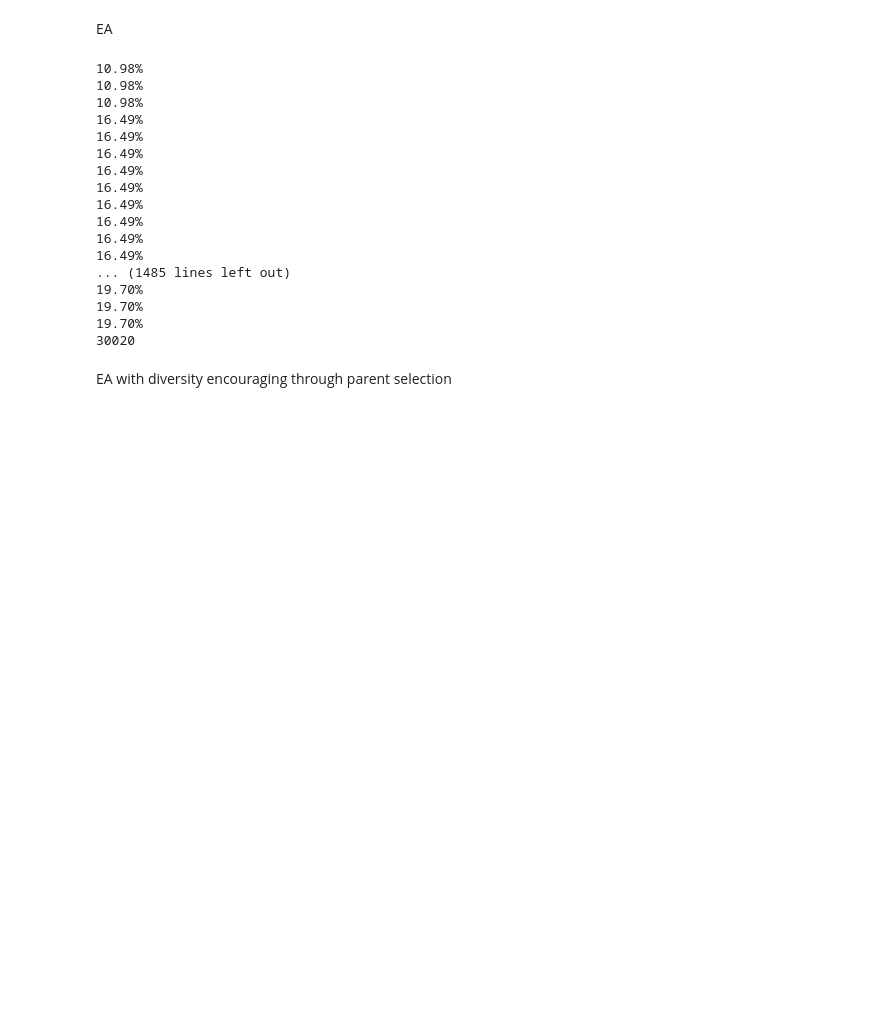
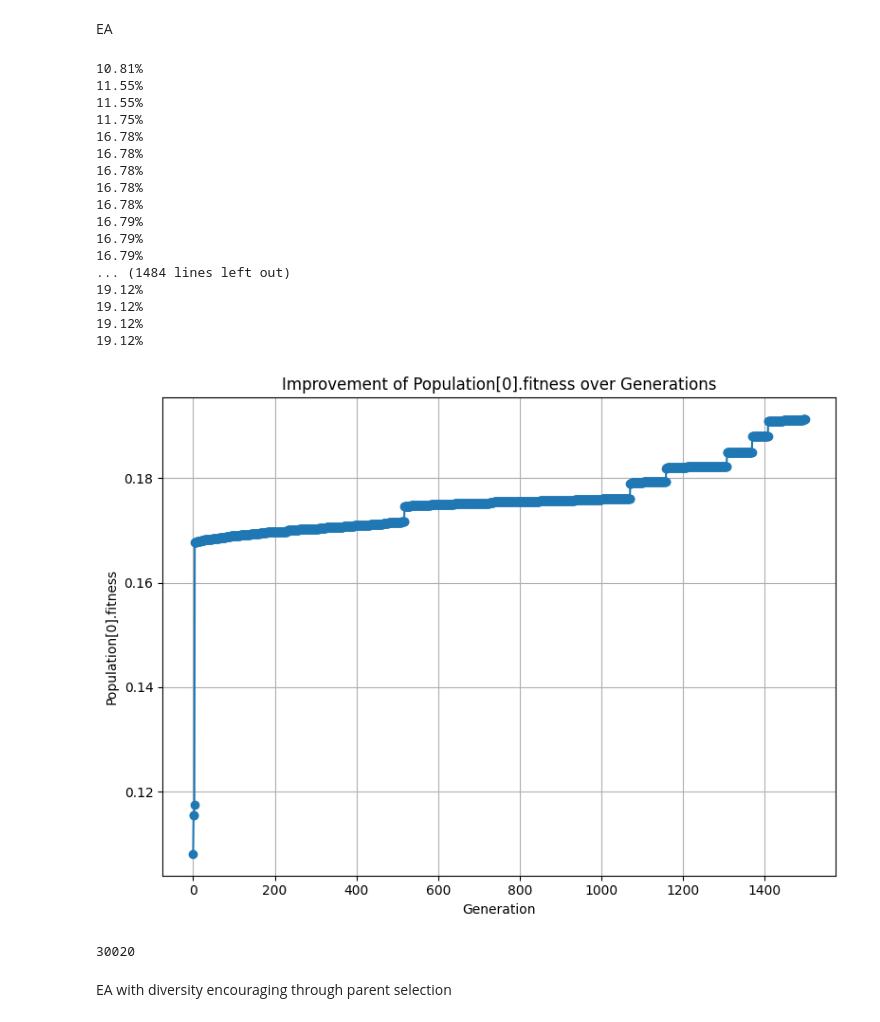
Before and after one commit to FestaShabani/Computational_Intelligence, a Jupyter notebook: Labs/Lab_09/lab9.ipynb, the cells around one changed output. Cells and saved outputs as stored; diff of their text form; code cells hidden in the pictures; blank space fills up the shorter version.

Commit message:
Graph 1 commit

```diff
--- a/Labs/Lab_09/lab9.ipynb
+++ b/Labs/Lab_09/lab9.ipynb
@@ -85,50 +85,71 @@ def one_cut_xover(ind1: Individual, ind2: Individual) -> Individual:
     offspring = Individual(fitness=None,
                            genotype=ind1.genotype[:cut_point] + ind2.genotype[cut_point:])
     return offspring
 
+fitness_values = []
+generations = []
 
 for generation in range(1_500): #10_000 first
     offspring = list()
     for counter in range(OFFSPRING_SIZE):
         if random() < MUTATION_PROBABILITY:
             p = select_parent(population)
             o = mutate(p)
         else:
             p1 = select_parent(population)
             p2 = select_parent(population)
             o = one_cut_xover(p1, p2)
         offspring.append(o)
 
     for i in offspring:
         i.fitness = fitness(i.genotype)
     population.extend(offspring)
     population.sort(key=lambda i: i.fitness, reverse=True)
     population = population[:POPULATION_SIZE]
+
+    # Append fitness value and generation number to the lists
+    fitness_values.append(population[0].fitness)
+    generations.append(generation)
+
     #print(population[0].fitness)
     print(f"{population[0].fitness:.2%}")
 
 
+# Plotting the graph
+plt.figure(figsize=(8, 6))
+plt.plot(generations, fitness_values, marker='o', linestyle='-')
+plt.title('Improvement of Population[0].fitness over Generations')
+plt.xlabel('Generation')
+plt.ylabel('Population[0].fitness')
+plt.grid(True)
+plt.tight_layout()
+
+# Show the plot
+plt.show()
+
 print(fitness.calls)
 #reset to 0
 fitness._calls = 0
 # %% [output]
-10.98%
-10.98%
-10.98%
-16.49%
-16.49%
-16.49%
-16.49%
-16.49%
-16.49%
-16.49%
-16.49%
-16.49%
-... (1485 lines left out)
-19.70%
-19.70%
-19.70%
-30020
+10.81%
+11.55%
+11.55%
+11.75%
+16.78%
+16.78%
+16.78%
+16.78%
+16.78%
+16.79%
+16.79%
+16.79%
+... (1484 lines left out)
+19.12%
+19.12%
+19.12%
+19.12%
+[figure, added]
+30020
 # %% [markdown]
 EA with diversity encouraging through parent selection
 # %% [markdown]
```
Also changed, not shown: parts of 6 cells of this notebook.
